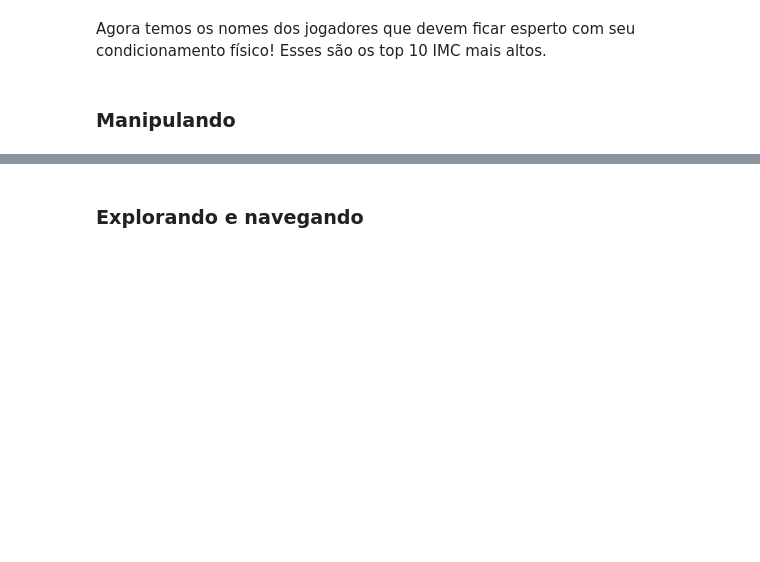
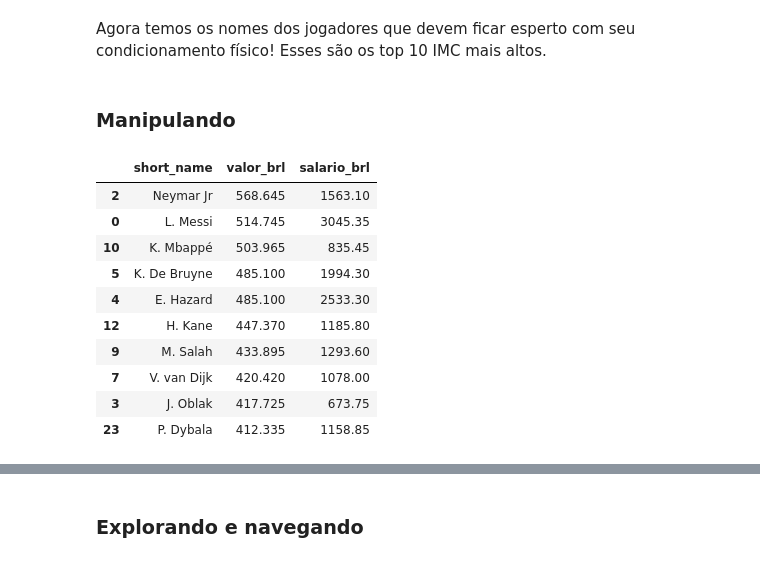
Before and after one commit to nailuz/hacking-fifa, a Jupyter notebook: fifa-analytics.ipynb, the cells around one changed output, grey strips where cells are left out. Drawn from its saved outputs; the diff is of its cells as text; code cells hidden in the pictures; blank space fills up the shorter version.

```diff
--- a/fifa-analytics.ipynb
+++ b/fifa-analytics.ipynb
@@ -227,0 +232,14 @@ Agora temos os nomes dos jogadores que devem ficar esperto com seu condicionamen
+# %%
+dataset[['short_name', 'valor_brl', 'salario_brl']].sort_values(by='valor_brl', ascending=False).head(10)
+# %% [output]
+|  | short_name | valor_brl | salario_brl |
+| 2 | Neymar Jr | 568.645 | 1563.10 |
+| 0 | L. Messi | 514.745 | 3045.35 |
+| 10 | K. Mbappé | 503.965 | 835.45 |
+| 5 | K. De Bruyne | 485.100 | 1994.30 |
+| 4 | E. Hazard | 485.100 | 2533.30 |
+| 12 | H. Kane | 447.370 | 1185.80 |
+| 9 | M. Salah | 433.895 | 1293.60 |
+| 7 | V. van Dijk | 420.420 | 1078.00 |
+| 3 | J. Oblak | 417.725 | 673.75 |
+| 23 | P. Dybala | 412.335 | 1158.85 |
```
Also changed, not shown: parts of 4 cells of this notebook.
